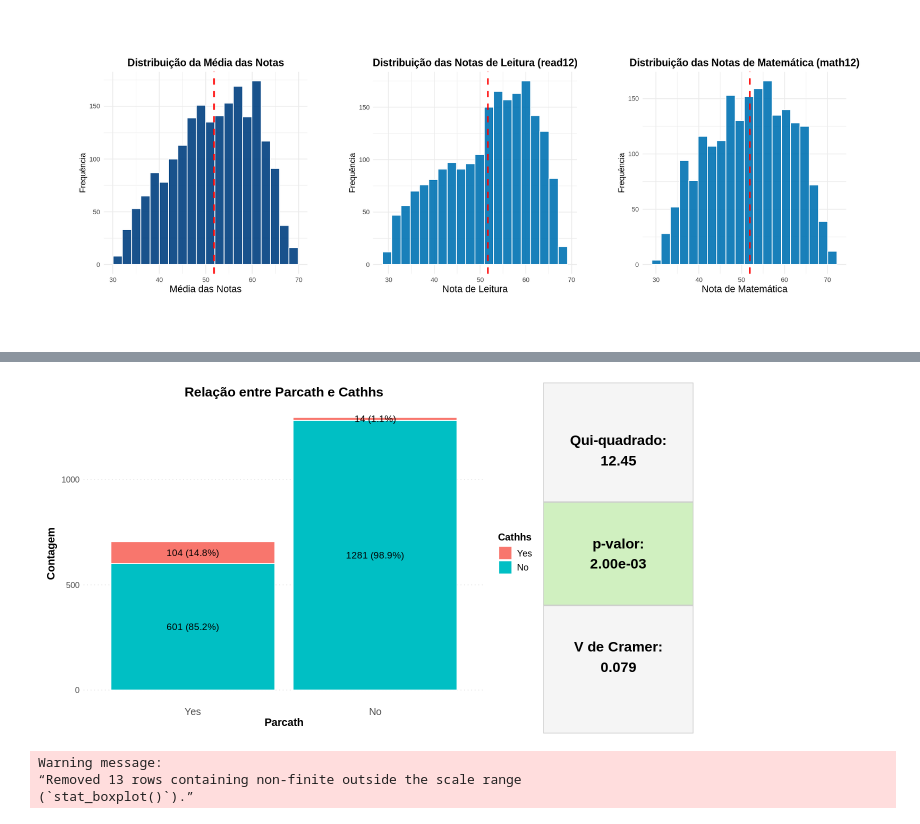
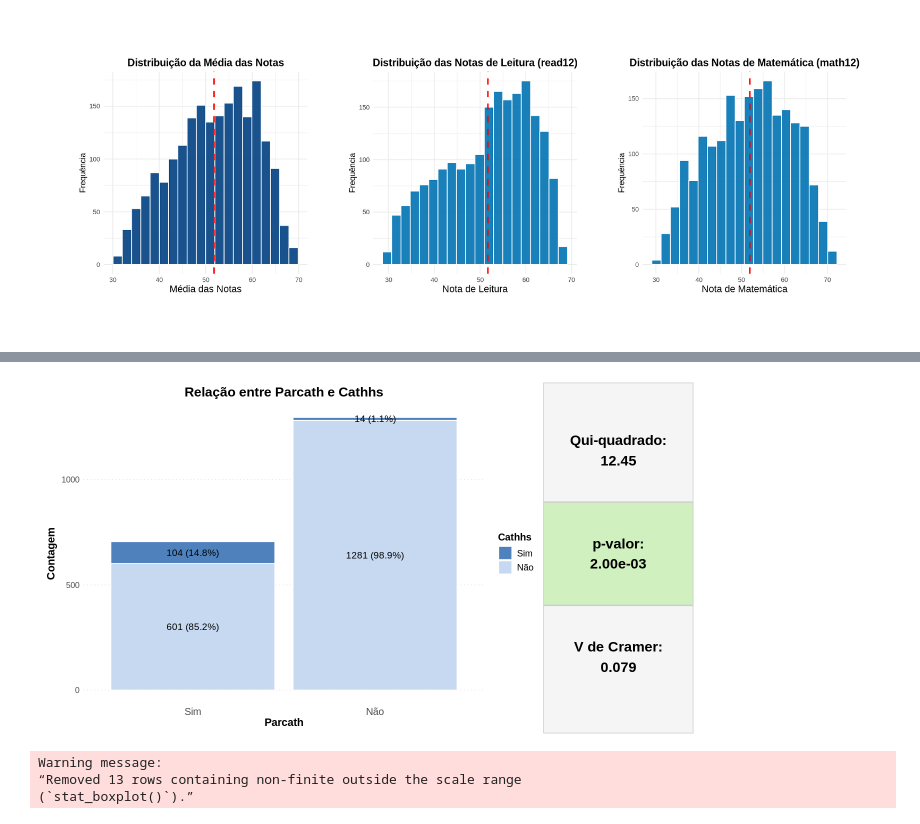
Before and after one commit to pedrovcardoso/trabalho-estatistica, a Jupyter notebook: trabalho_estatística_testes.ipynb, the cells around one changed output, grey strips where cells are left out. Cells and saved outputs as stored; diff of their text form; code cells hidden in the pictures.

```diff
--- a/trabalho_estatística_testes.ipynb
+++ b/trabalho_estatística_testes.ipynb
@@ -443,21 +356,18 @@ p_parcath + p_cathhs
 # %%
-# Filter out rows with missing values in 'parcath' or 'cathhs' and create contingency table
 parcath_cathhs_counts <- dados_tratados %>%
   filter(!is.na(parcath) & !is.na(cathhs)) %>%
   count(parcath, cathhs) %>%
-  # Convert boolean to factors for better plotting labels
   mutate(
-    parcath = factor(parcath, levels = c(TRUE, FALSE), labels = c("Yes", "No")),
-    cathhs = factor(cathhs, levels = c(TRUE, FALSE), labels = c("Yes", "No"))
+    parcath = factor(parcath, levels = c(TRUE, FALSE), labels = c("Sim", "Não")),
+    cathhs = factor(cathhs, levels = c(TRUE, FALSE), labels = c("Sim", "Não"))
   ) %>%
   group_by(parcath) %>%
   mutate(
-    perc = n / sum(n) * 100,  # calcula % dentro de cada grupo de parcath
+    perc = n / sum(n) * 100,
     label = paste0(n, " (", sprintf("%.1f%%", perc), ")")
   ) %>%
   ungroup()
 
-# Gráfico de barras empilhadas (mantém seu estilo)
 p_bar <- ggplot(parcath_cathhs_counts, aes(x = parcath, y = n, fill = cathhs)) +
   geom_col(position = "stack", color = "white") +
   geom_text(aes(label = label), position = position_stack(vjust = 0.5),
@@ -468,6 +378,7 @@ p_bar <- ggplot(parcath_cathhs_counts, aes(x = parcath, y = n, fill = cathhs)) +
     y = "Contagem",
     fill = "Cathhs"
   ) +
+  scale_fill_manual(values = c("Sim" = "#4F81BD", "Não" = "#C6D9F1")) +
   theme_minimal() +
   theme(
     plot.title = element_text(hjust = 0.5, face = "bold", size = 16),
@@ -484,47 +395,40 @@ p_bar <- ggplot(parcath_cathhs_counts, aes(x = parcath, y = n, fill = cathhs)) +
     panel.background = element_rect(fill = "white", color = NA)
   )
 
-# --- RESULTADOS DO TESTE QUI-QUADRADO ---
 chi_squared_result <- list(
   statistic = 12.45,
   parameter = 2,
   p.value = 0.002
 )
 
-# --- Cálculo do V de Cramer ---
 n <- sum(parcath_cathhs_counts$n)
 min_dim <- min(length(unique(parcath_cathhs_counts$parcath)),
                length(unique(parcath_cathhs_counts$cathhs)))
 cramer_v <- sqrt(chi_squared_result$statistic / (n * (min_dim - 1)))
 
-# --- FUNÇÃO PARA CRIAR CARDS ---
 make_card <- function(texto, valor, cor_fundo = "#f5f5f5") {
   ggplot() +
     annotate("text", x = 0.5, y = 0.5,
              label = paste0(texto, ":\n", valor),
              size = 6, fontface = "bold") +
     theme_void() +
     theme(
       plot.background = element_rect(fill = cor_fundo, color = "gray80", linewidth = 0.8),
       plot.margin = margin(6, 10, 6, 10)
     )
 }
 
-# Cores automáticas: p < 0.05 verde, caso contrário cinza
 cor_p <- ifelse(chi_squared_result$p.value < 0.05, "#d0f0c0", "#f5f5f5")
 
-# Criar os três cards
 card_chi <- make_card("Qui-quadrado", round(chi_squared_result$statistic, 3))
 card_p   <- make_card("p-valor", formatC(chi_squared_result$p.value, format = "e", digits = 2), cor_fundo = cor_p)
 card_v   <- make_card("V de Cramer", round(cramer_v, 3))
 
-# Combinar: gráfico à esquerda, cards empilhados à direita
 final_plot <- p_bar + (card_chi / card_p / card_v) +
   plot_layout(widths = c(3, 1))
 
-# Exibir
 options(repr.plot.width = 11, repr.plot.height = 6)
 print(final_plot)
 # %% [output]
-[figure, old version]
+[figure, new version]
 # %%
```
Also changed, not shown: parts of 13 cells of this notebook.
